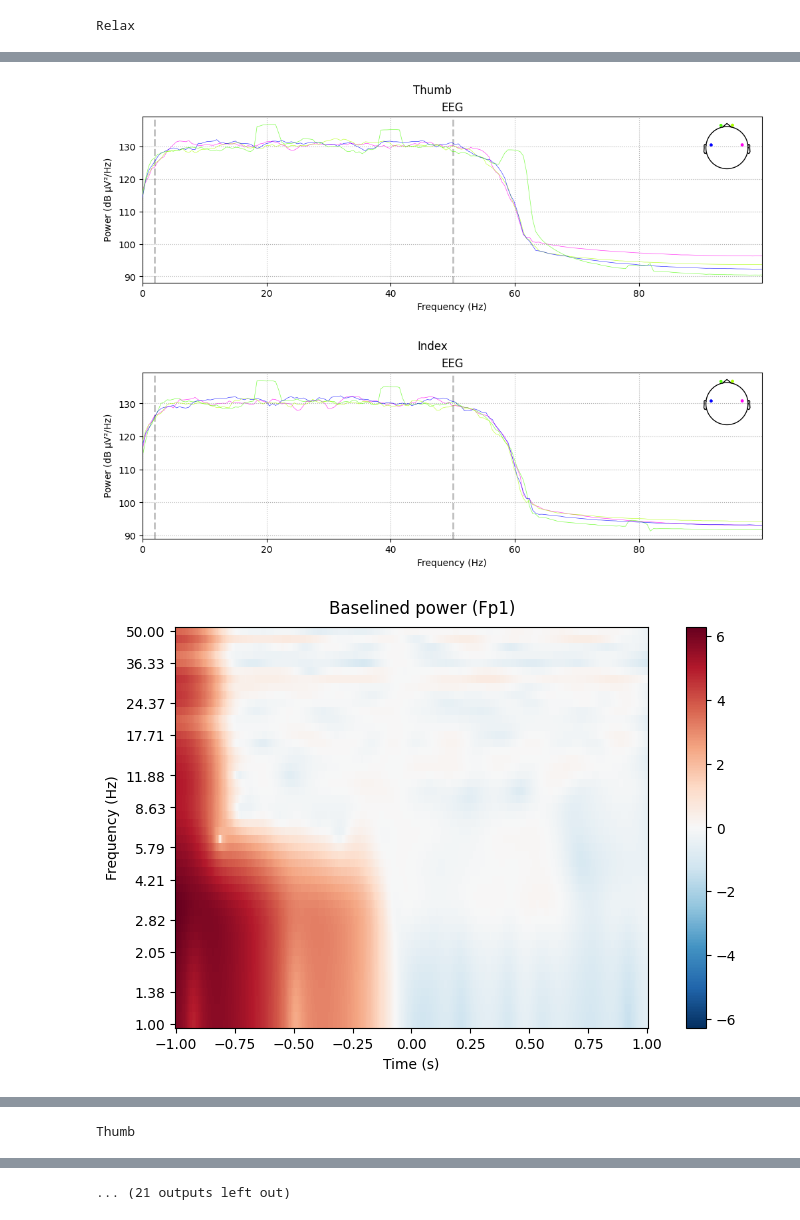
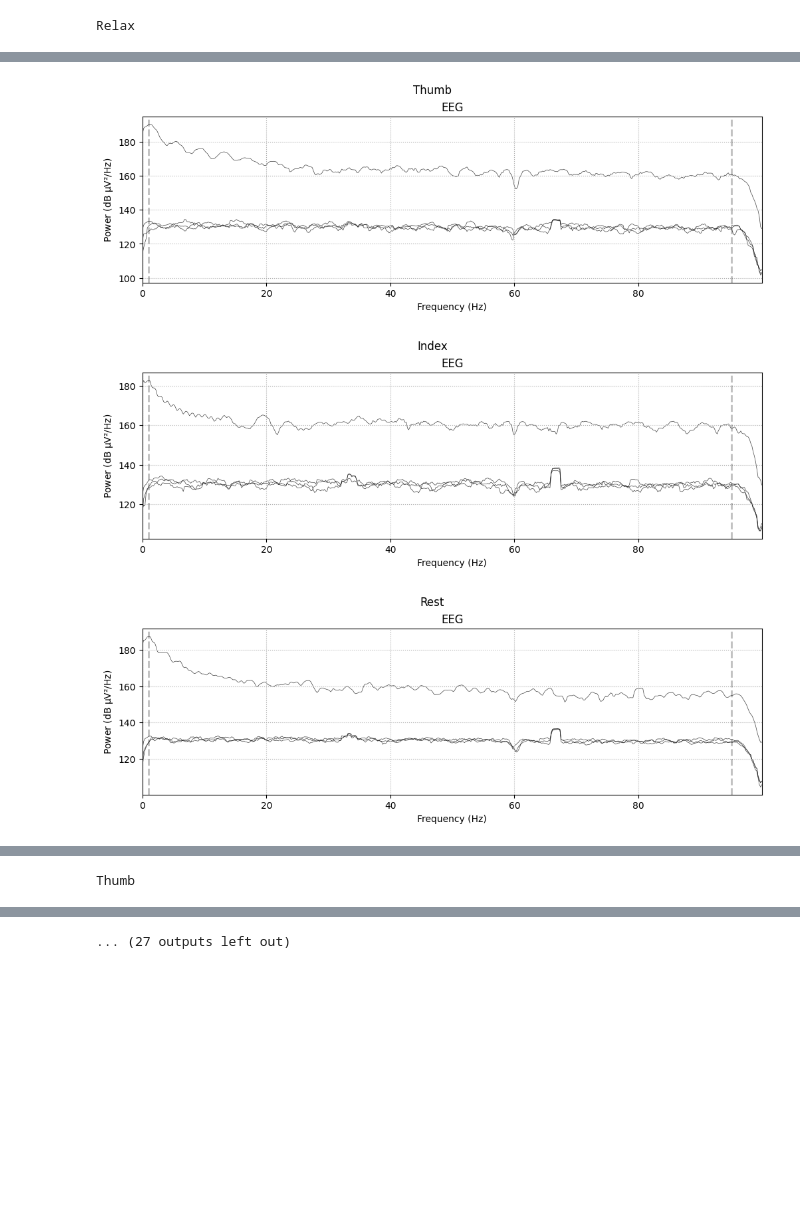
Before and after one commit to htil/phygo, a Jupyter notebook: scripts/analyze.ipynb, the cells around one changed output, grey strips where cells are left out. Saved outputs shown, nothing was run; the diff lists cells and outputs as text; code cells hidden in the pictures; blank space fills up the shorter version.

```diff
--- a/scripts/analyze.ipynb
+++ b/scripts/analyze.ipynb
@@ -48,8 +48,8 @@ class Study:
         self.target_joint_freq = 5
         self.joint_time_freqs = ((0.10, self.target_joint_freq), (0.5, self.target_joint_freq))
         self.erds_window = {
-            'min':-1.0,
-            'max':1.0
+            'min':tmin,
+            'max':tmax
         }
 
     def train(self, n_components=2, colors=['red', 'green', 'blue', 'purple']):
@@ -423,8 +423,8 @@ class Study:
     def run(self, plot_epochs=False, plot_tfr=False):
         self.run_study(self.csv_file, self.event_file, plot_epochs, plot_tfr=plot_tfr)
 
-study_name = "test_20263"
-study = Study(f"data/{study_name}_data.csv", f"events/{study_name}.txt", f"events/{study_name}_event_labels.txt", setup_type="eeg", tmin=-1.0, tmax=1.0)
+study_name = "test20"
+study = Study(f"data/{study_name}_data.csv", f"events/{study_name}.txt", f"events/{study_name}_event_labels.txt", setup_type="emg", tmin=-1.0, tmax=4.0)
 study.run(True,  plot_tfr=True)
 study.train()
 # study.get_pca()
@@ -436,3 +436,3 @@ Relax
-[figure, old version]
+[figure, new version]
-[figure, old version]
+[figure, new version]
-[figure, old version]
+[figure, new version]
@@ -445 +445 @@ Thumb
-... (21 outputs left out)
+... (27 outputs left out)
```
Also changed, not shown: parts of 1 cell of this notebook, 48 other files.
